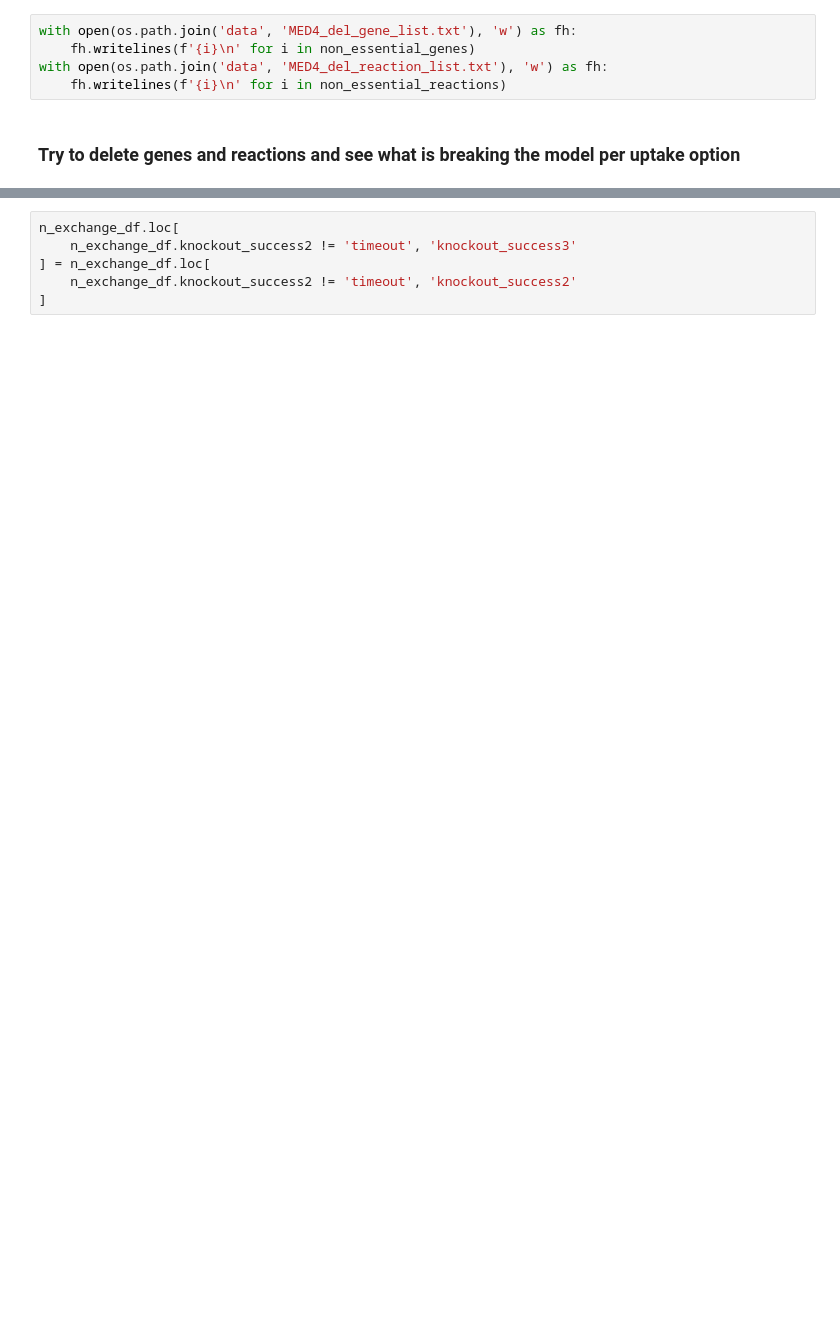
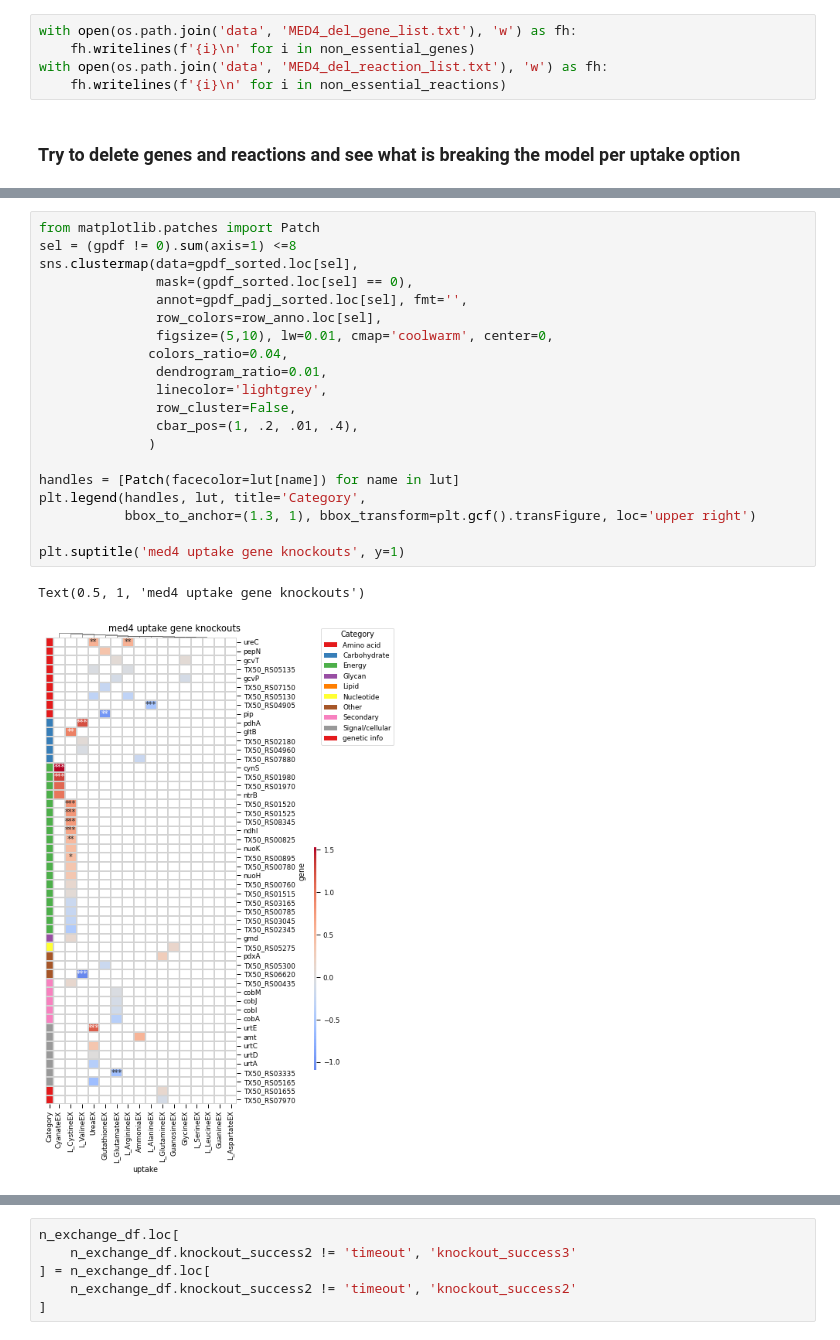
Before and after one commit to wosnat/Prochlorococcus_Model, a Jupyter notebook: N_Starvation/CC1A3_N_knockouts.ipynb, the cells around one changed output, grey strips where cells are left out. Drawn from its saved outputs; the diff is of its cells as text; blank space fills up the shorter version.

```diff
--- a/N_Starvation/CC1A3_N_knockouts.ipynb
+++ b/N_Starvation/CC1A3_N_knockouts.ipynb
@@ -363,0 +834,23 @@ uptake_reaction_knockout_df = pd.concat([_reaction_deletion_uptake(u) for u in d
+# %%
+from matplotlib.patches import Patch
+sel = (gpdf != 0).sum(axis=1) <=8
+sns.clustermap(data=gpdf_sorted.loc[sel],
+               mask=(gpdf_sorted.loc[sel] == 0),
+               annot=gpdf_padj_sorted.loc[sel], fmt='',
+               row_colors=row_anno.loc[sel],
+               figsize=(5,10), lw=0.01, cmap='coolwarm', center=0,
+              colors_ratio=0.04,
+               dendrogram_ratio=0.01,
+               linecolor='lightgrey',
+               row_cluster=False,
+               cbar_pos=(1, .2, .01, .4),
+              )
+
+handles = [Patch(facecolor=lut[name]) for name in lut]
+plt.legend(handles, lut, title='Category',
+           bbox_to_anchor=(1.3, 1), bbox_transform=plt.gcf().transFigure, loc='upper right')
+
+plt.suptitle('med4 uptake gene knockouts', y=1)
+# %% [output]
+Text(0.5, 1, 'med4 uptake gene knockouts')
+[figure, added]
```
Also changed, not shown: parts of 122 cells of this notebook, 23 other files.
